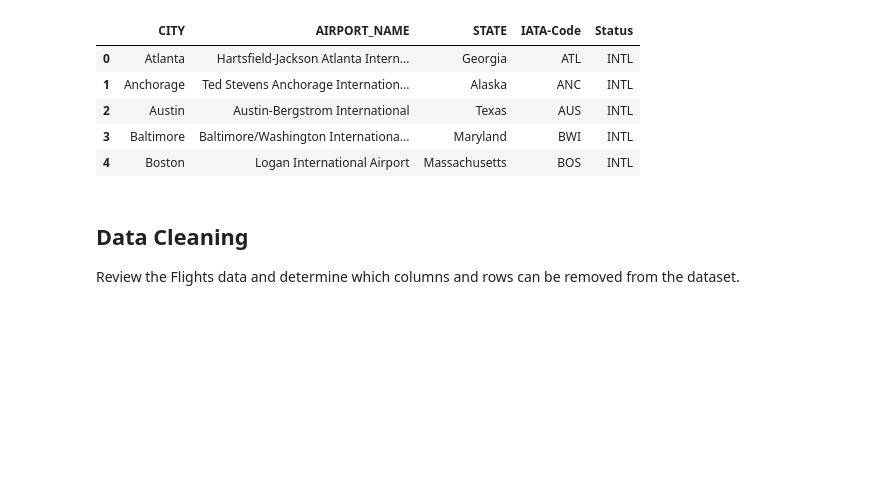
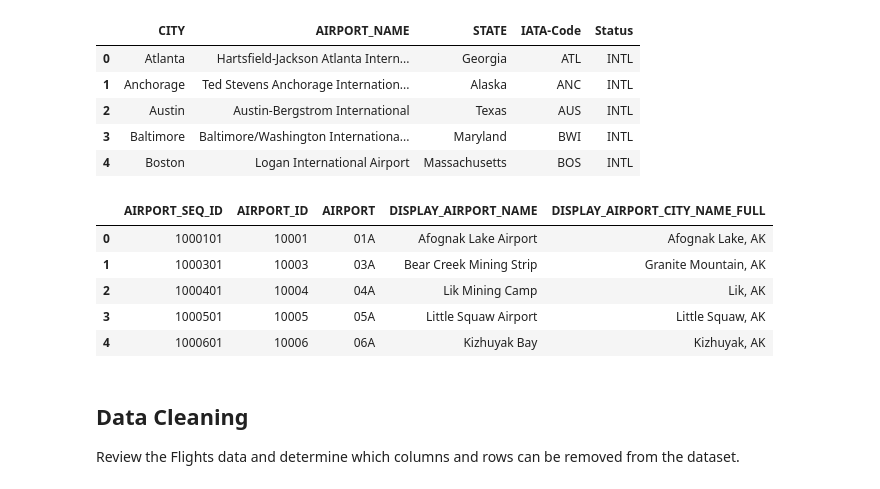
Before and after one commit to GaryLBentley/FlightDelays, a Jupyter notebook: FlightDelays.ipynb, the cells around one changed output. Cells and saved outputs as stored; diff of their text form; code cells hidden in the pictures; blank space fills up the shorter version.

```diff
--- a/FlightDelays.ipynb
+++ b/FlightDelays.ipynb
@@ -28,6 +29,7 @@ df_airlines = pd.read_csv("data/airlines.csv", index_col=False)
 df_airports = pd.read_csv("data/airports.csv", index_col=False)
 df_flights = pd.read_csv("data/flights.csv", index_col=False, low_memory=False)
 df_intl = pd.read_csv("data/international_airports.csv", index_col=False)
+df_bts = pd.read_csv("data/bts_codes.csv", index_col=False)
 # %% [markdown]
 ## Assessing Data
 Visualize sample data from each of the imported datasets to determine which values will be of interest for the analysis.
@@ -76,6 +78,16 @@ df_intl.head()
 | 2 | Austin | Austin-Bergstrom International | Texas | AUS | INTL |
 | 3 | Baltimore | Baltimore/Washington Internationa... | Maryland | BWI | INTL |
 | 4 | Boston | Logan International Airport | Massachusetts | BOS | INTL |
+# %%
+# View the first 5 rows of the BTS dataset
+df_bts.head()
+# %% [output]
+|  | AIRPORT_SEQ_ID | AIRPORT_ID | AIRPORT | DISPLAY_AIRPORT_NAME | DISPLAY_AIRPORT_CITY_NAME_FULL |
+| 0 | 1000101 | 10001 | 01A | Afognak Lake Airport | Afognak Lake, AK |
+| 1 | 1000301 | 10003 | 03A | Bear Creek Mining Strip | Granite Mountain, AK |
+| 2 | 1000401 | 10004 | 04A | Lik Mining Camp | Lik, AK |
+| 3 | 1000501 | 10005 | 05A | Little Squaw Airport | Little Squaw, AK |
+| 4 | 1000601 | 10006 | 06A | Kizhuyak Bay | Kizhuyak, AK |
 # %% [markdown]
 ## Data Cleaning
 Review the Flights data and determine which columns and rows can be removed from the dataset.
```
Also changed, not shown: parts of 27 cells of this notebook, 1 other file.
